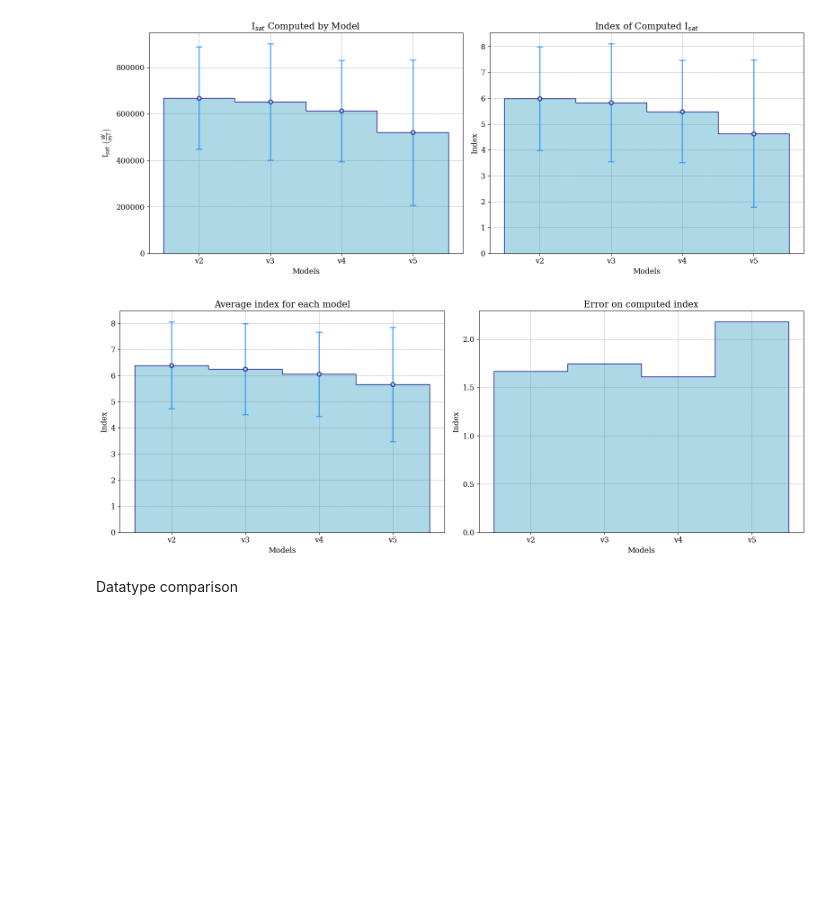
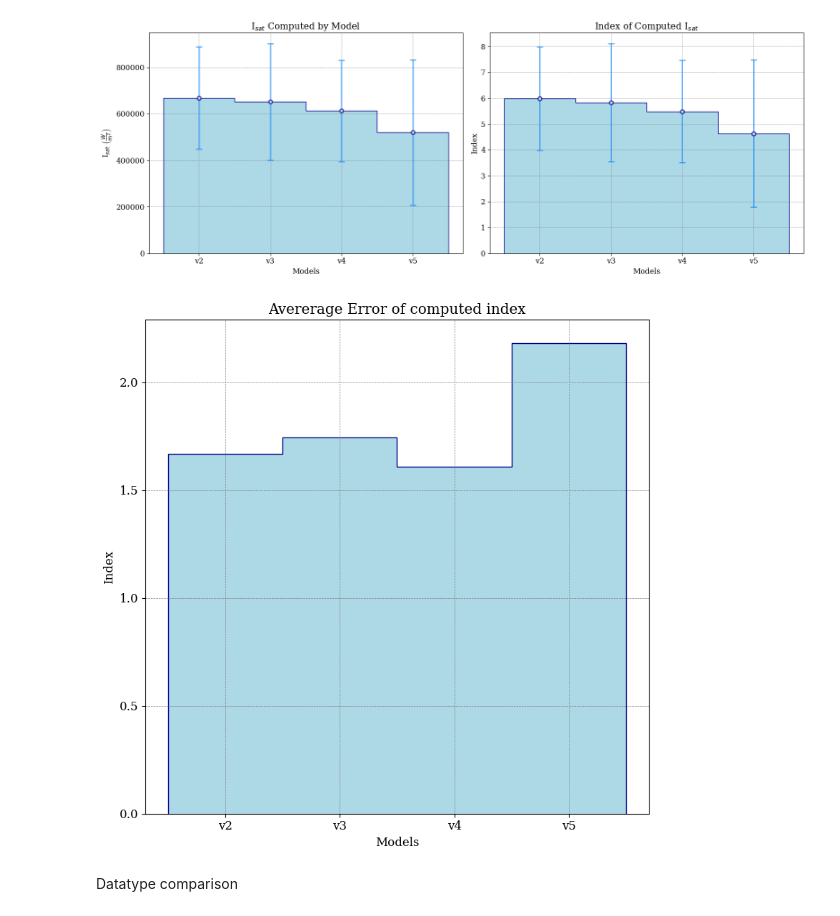
Before and after one commit to Quantum-Optics-LKB/xp2nlse-ml, a Jupyter notebook: single_power/experiment_visualizer_single_power.ipynb, the cells around one changed output. Saved outputs shown, nothing was run; the diff lists cells and outputs as text; code cells hidden in the pictures; blank space fills up the shorter version.

```diff
--- a/single_power/experiment_visualizer_single_power.ipynb
+++ b/single_power/experiment_visualizer_single_power.ipynb
@@ -156,41 +161,26 @@ plt.tight_layout()
 plt.show()
 # %% [output]
 [figure]
-# %%
-mean_accuracy_models = (mean_accuracy_n2_models + mean_accuracy_isat_models)/2
-mean_index_error_models = (mean_index_error_n2_models + mean_index_error_isat_models )/2
-std_index_error_models = (std_index_error_n2_models + std_index_error_isat_models )/2
-
-x_positions = [0.5, 1.5, 2.5, 3.5]
-
-# Creating subplots on the same row
-fig, ax = plt.subplots(1, 2, figsize=(16, 6))
-
-# First subplot
-ax[0].grid(True, which='both', linestyle='--', linewidth=0.5, color='grey')
-ax[0].stairs(mean_index_error_models, fill=True, color='lightblue')
-ax[0].stairs(mean_index_error_models, color='darkblue')
-ax[0].errorbar(x_positions,mean_index_error_models, yerr=std_index_error_models, fmt="o", color="navy", ecolor='dodgerblue', elinewidth=2, capsize=5, alpha=0.7, markerfacecolor='white', markeredgecolor='navy', markeredgewidth=2)
-ax[0].set_xticks(x_positions)
-ax[0].set_xticklabels(models_list, rotation=0)
-ax[0].set_title("Average index for each model")
-ax[0].set_ylabel('Index')
-ax[0].set_xlabel('Models')
-
-# Second subplot
-ax[1].grid(True, which='both', linestyle='--', linewidth=0.5, color='grey')
-ax[1].stairs(std_index_error_models, fill=True, color='lightblue')
-ax[1].stairs(std_index_error_models, color='darkblue')
-ax[1].set_xticks(x_positions)
-ax[1].set_xticklabels(models_list, rotation=0)
-ax[1].set_title("Error on computed index")
-ax[1].set_ylabel('Index')
-ax[1].set_xlabel('Models')
-
-plt.tight_layout()
-plt.show()
-# %% [output]
-[figure, removed]
+# %%
+std_index_error_models = (std_index_error_n2_models + std_index_error_isat_models )/2
+
+x_positions = [0.5, 1.5, 2.5, 3.5]
+
+plt.figure(figsize=(8, 8))
+
+# Second subplot
+plt.grid(True, which='both', linestyle='--', linewidth=0.5, color='grey')
+plt.stairs(std_index_error_models, fill=True, color='lightblue')
+plt.stairs(std_index_error_models, color='darkblue')
+plt.xticks(x_positions,models_list )
+plt.title("Avererage Error of computed index")
+plt.ylabel('Index')
+plt.xlabel('Models')
+
+plt.tight_layout()
+plt.show()
+# %% [output]
+[figure, added]
 # %% [markdown]
 Datatype comparison
 # %%
```
Also changed, not shown: parts of 5 cells of this notebook.
